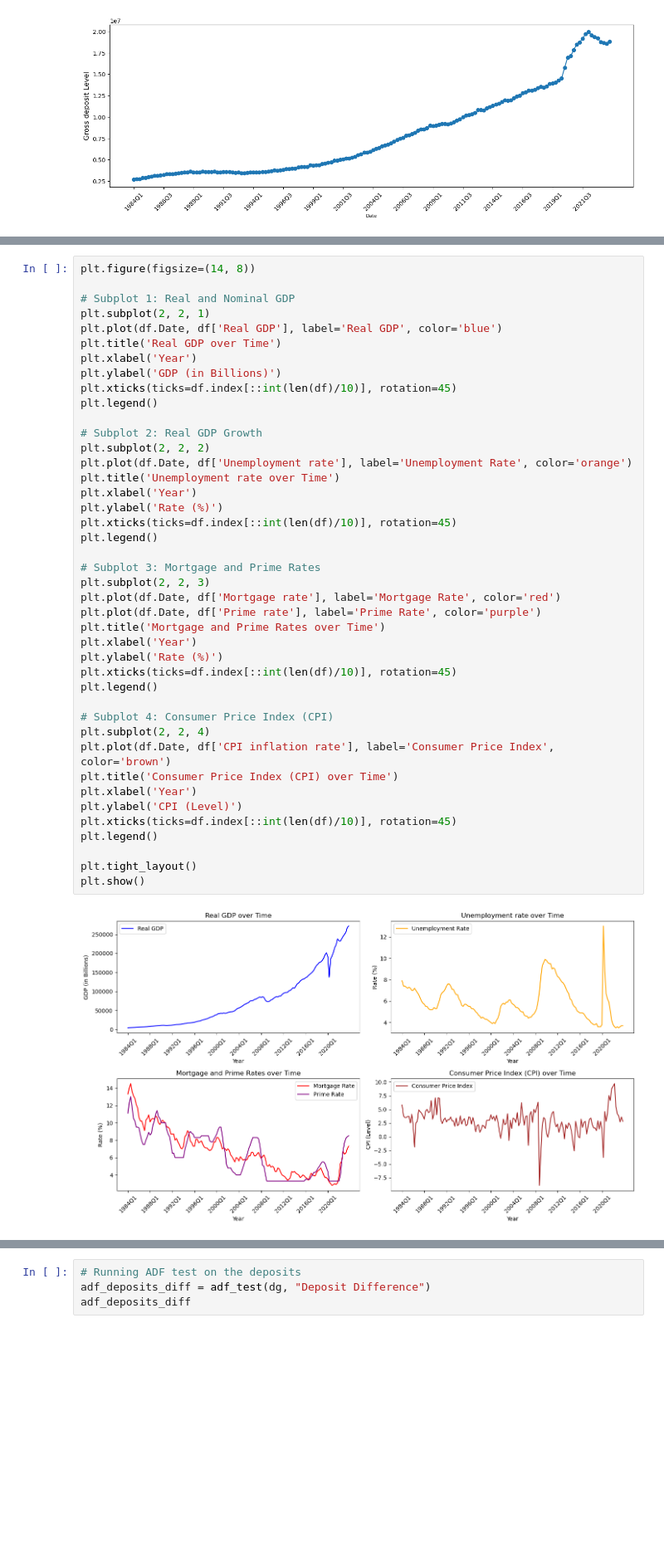
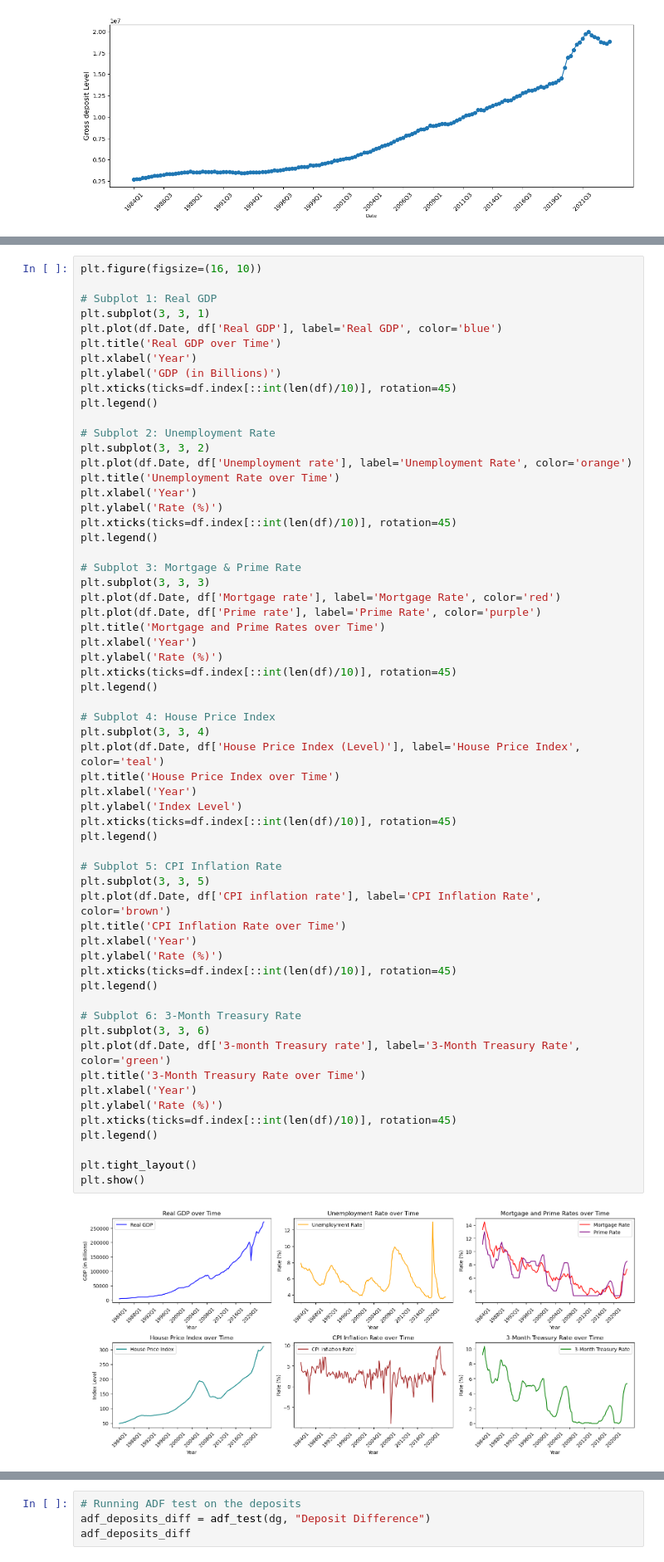
Before and after one commit to chinglung880218/Forecasting-Deposit-via-SARIMAX, a Jupyter notebook: ARIMA/SARIMAX_CLH.ipynb, the cells around one changed output, grey strips where cells are left out. Shown: that part at 83% size. Cells and saved outputs as stored; diff of their text form; blank space fills up the shorter version.

```diff
--- a/ARIMA/SARIMAX_CLH.ipynb
+++ b/ARIMA/SARIMAX_CLH.ipynb
@@ -58,46 +86,64 @@ plt.show()
 # %%
-plt.figure(figsize=(14, 8))
+plt.figure(figsize=(16, 10))
 
-# Subplot 1: Real and Nominal GDP
-plt.subplot(2, 2, 1)
+# Subplot 1: Real GDP
+plt.subplot(3, 3, 1)
 plt.plot(df.Date, df['Real GDP'], label='Real GDP', color='blue')
 plt.title('Real GDP over Time')
 plt.xlabel('Year')
 plt.ylabel('GDP (in Billions)')
 plt.xticks(ticks=df.index[::int(len(df)/10)], rotation=45)
 plt.legend()
 
-# Subplot 2: Real GDP Growth
-plt.subplot(2, 2, 2)
+# Subplot 2: Unemployment Rate
+plt.subplot(3, 3, 2)
 plt.plot(df.Date, df['Unemployment rate'], label='Unemployment Rate', color='orange')
-plt.title('Unemployment rate over Time')
+plt.title('Unemployment Rate over Time')
 plt.xlabel('Year')
 plt.ylabel('Rate (%)')
 plt.xticks(ticks=df.index[::int(len(df)/10)], rotation=45)
 plt.legend()
 
-# Subplot 3: Mortgage and Prime Rates
-plt.subplot(2, 2, 3)
+# Subplot 3: Mortgage & Prime Rate
+plt.subplot(3, 3, 3)
 plt.plot(df.Date, df['Mortgage rate'], label='Mortgage Rate', color='red')
 plt.plot(df.Date, df['Prime rate'], label='Prime Rate', color='purple')
 plt.title('Mortgage and Prime Rates over Time')
 plt.xlabel('Year')
 plt.ylabel('Rate (%)')
 plt.xticks(ticks=df.index[::int(len(df)/10)], rotation=45)
 plt.legend()
 
-# Subplot 4: Consumer Price Index (CPI)
-plt.subplot(2, 2, 4)
-plt.plot(df.Date, df['CPI inflation rate'], label='Consumer Price Index', color='brown')
-plt.title('Consumer Price Index (CPI) over Time')
+# Subplot 4: House Price Index
+plt.subplot(3, 3, 4)
+plt.plot(df.Date, df['House Price Index (Level)'], label='House Price Index', color='teal')
+plt.title('House Price Index over Time')
 plt.xlabel('Year')
-plt.ylabel('CPI (Level)')
+plt.ylabel('Index Level')
+plt.xticks(ticks=df.index[::int(len(df)/10)], rotation=45)
+plt.legend()
+
+# Subplot 5: CPI Inflation Rate
+plt.subplot(3, 3, 5)
+plt.plot(df.Date, df['CPI inflation rate'], label='CPI Inflation Rate', color='brown')
+plt.title('CPI Inflation Rate over Time')
+plt.xlabel('Year')
+plt.ylabel('Rate (%)')
+plt.xticks(ticks=df.index[::int(len(df)/10)], rotation=45)
+plt.legend()
+
+# Subplot 6: 3-Month Treasury Rate
+plt.subplot(3, 3, 6)
+plt.plot(df.Date, df['3-month Treasury rate'], label='3-Month Treasury Rate', color='green')
+plt.title('3-Month Treasury Rate over Time')
+plt.xlabel('Year')
+plt.ylabel('Rate (%)')
 plt.xticks(ticks=df.index[::int(len(df)/10)], rotation=45)
 plt.legend()
 
 plt.tight_layout()
 plt.show()
 # %% [output]
-[figure, old version]
+[figure, new version]
 # %% [markdown]
 ## Correlation Heatmap
```
Also changed, not shown: parts of 13 cells of this notebook.
